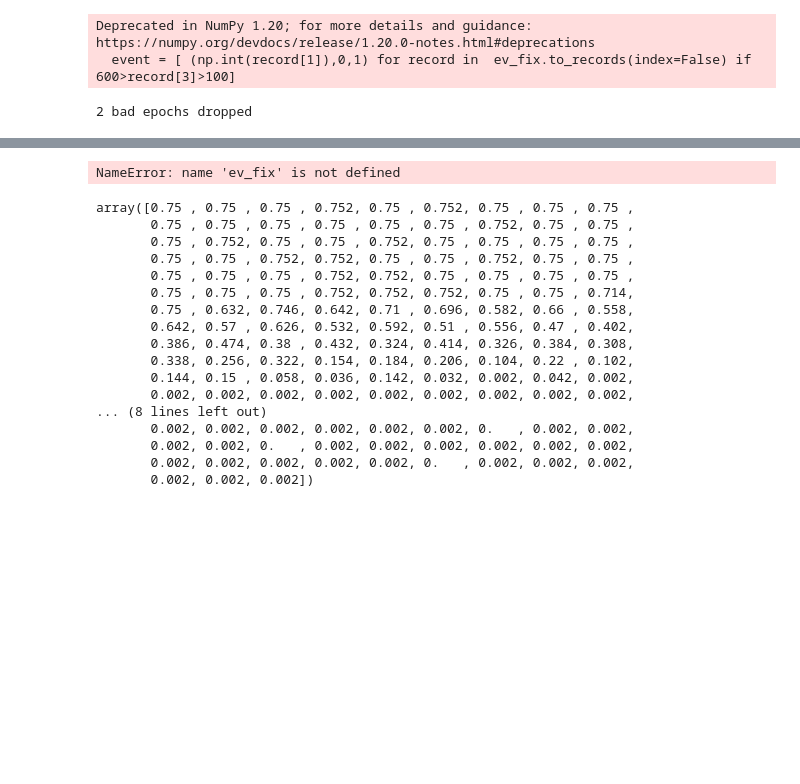
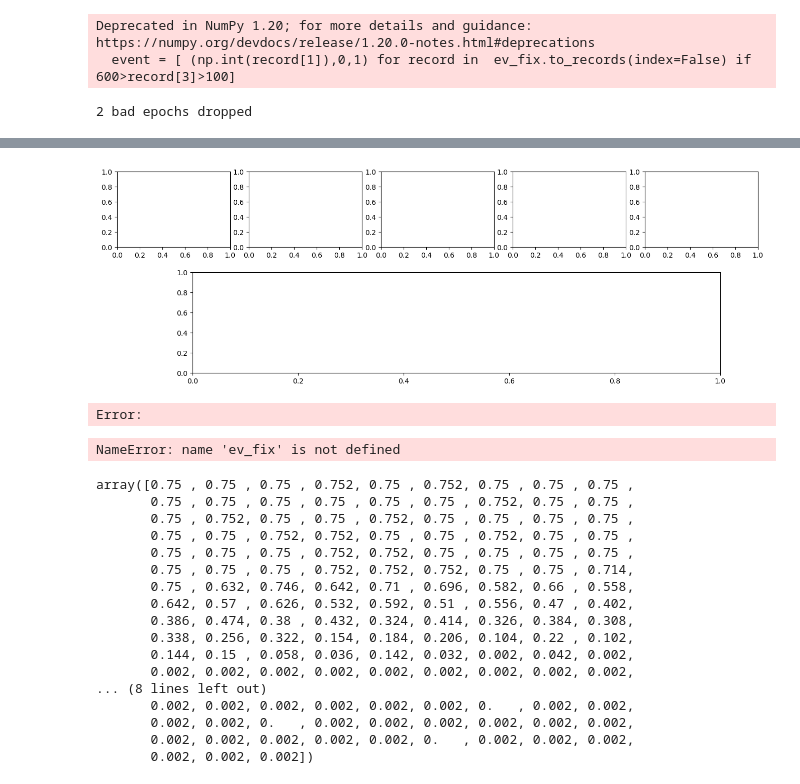
Before and after one commit to incubodac/EEGDECONV, a Jupyter notebook: MNEunfold.ipynb, the cells around one changed output, grey strips where cells are left out. Drawn from its saved outputs; the diff is of its cells as text; code cells hidden in the pictures; blank space fills up the shorter version.

```diff
--- a/MNEunfold.ipynb
+++ b/MNEunfold.ipynb
@@ -126,3 +119,22 @@ evoked.plot(spatial_colors=True, gfp=True)
+# %%
+fig = plt.figure(figsize=(15, 5))
+
+# 1st row Topoplots
+ax1 = fig.add_axes([0.05, 0.6, 0.15, 0.3])
+ax2 = fig.add_axes([0.225, 0.6, 0.15, 0.3])
+ax3 = fig.add_axes([0.4, 0.6, 0.15, 0.3])
+ax4 = fig.add_axes([0.575, 0.6, 0.15, 0.3])
+ax5 = fig.add_axes([0.75,  0.6, 0.15, 0.3])
+
+# 2nd row PSD
+ax6 = fig.add_axes([0.15,  0.1, 0.7, 0.4])
+
+# Group axes
+axs_topo = [ax1, ax2, ax3, ax4, ax5]
+ax_psd = ax6
+# %% [output]
+[figure, added]
+Error:
 # %%
 np.where(ev_fix['latency'].diff()>80)
 # %% [output]
```
Also changed, not shown: parts of 25 cells of this notebook, 7 other files.
